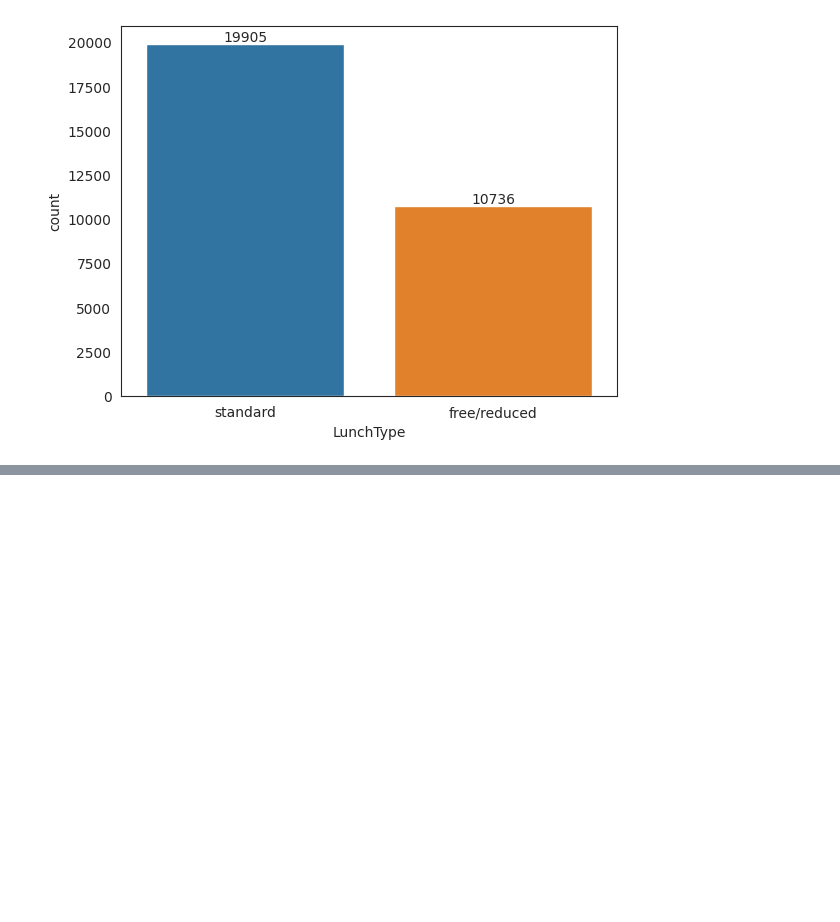
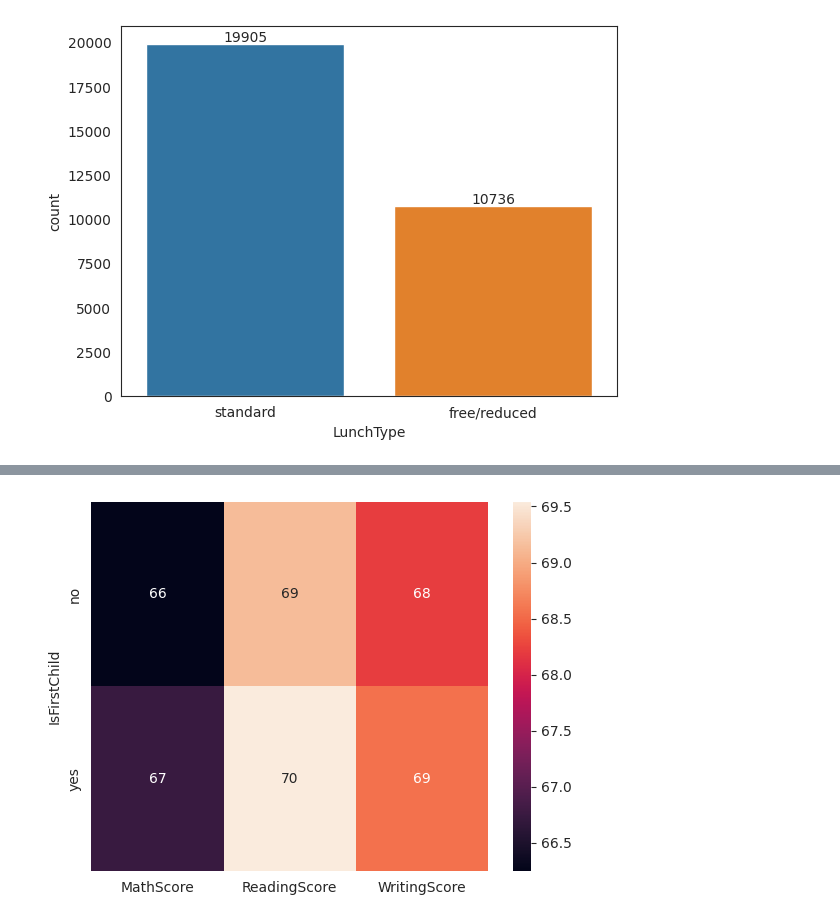
Before and after one commit to HafshaWahab/Students-Test-Scores-Analysis, a Jupyter notebook: students-test-scores-analysis.ipynb, the cells around one changed output, grey strips where cells are left out. Saved outputs shown, nothing was run; the diff lists cells and outputs as text; code cells hidden in the pictures; blank space fills up the shorter version.

```diff
--- a/students-test-scores-analysis.ipynb
+++ b/students-test-scores-analysis.ipynb
@@ -409,0 +480,5 @@ plt.show()
+# %%
+sns.heatmap(first_child, annot = True)
+plt.show()
+# %% [output]
+[figure, added]
```
Also changed, not shown: parts of 15 cells of this notebook.
